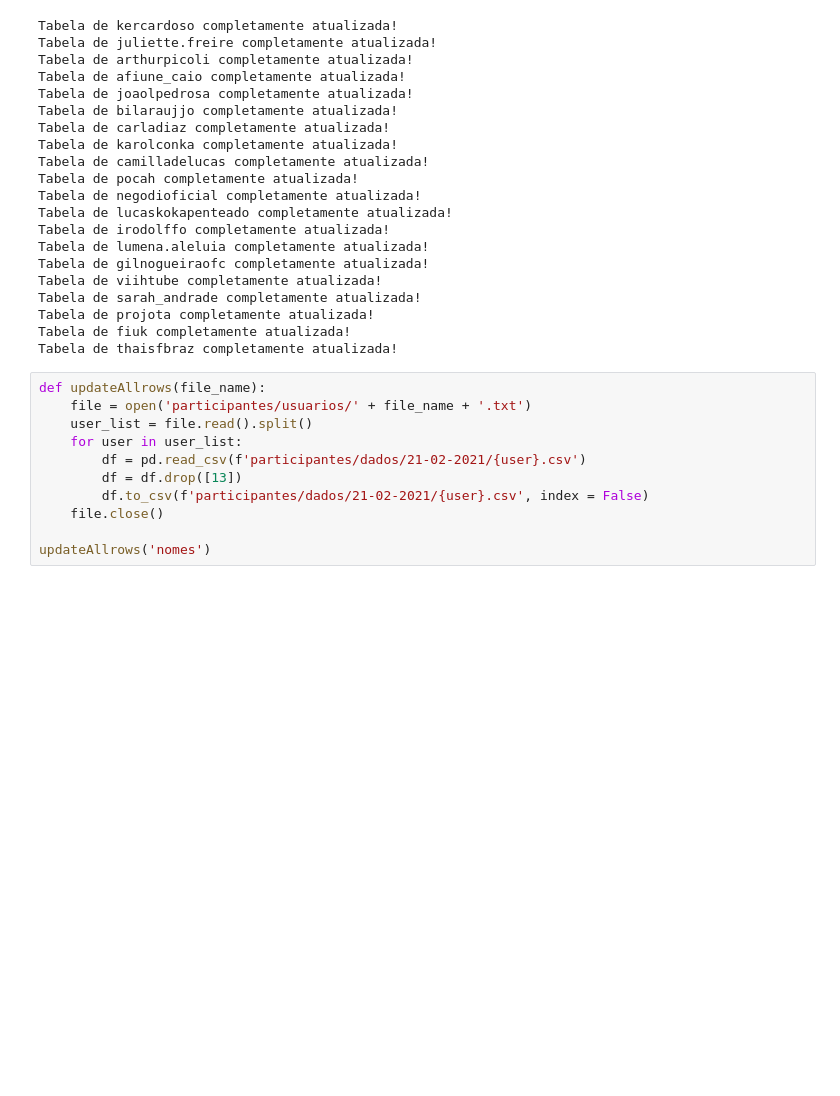
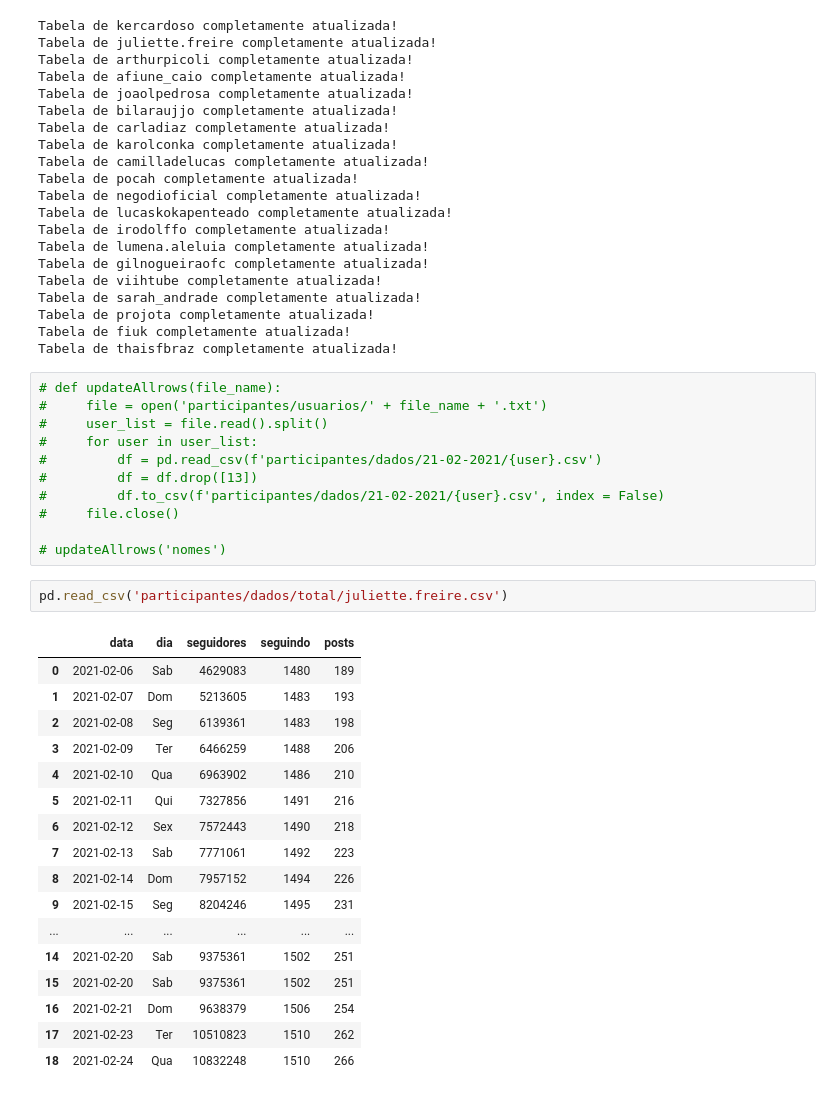
Before and after one commit to Wendel-V/bbb21-analysis, a Jupyter notebook: merge_data.ipynb, the cells around one changed output. Saved outputs shown, nothing was run; the diff lists cells and outputs as text; blank space fills up the shorter version.

```diff
--- a/merge_data.ipynb
+++ b/merge_data.ipynb
@@ -64,13 +64,33 @@ Tabela de projota completamente atualizada!
 Tabela de fiuk completamente atualizada!
 Tabela de thaisfbraz completamente atualizada!
 # %%
-def updateAllrows(file_name):
-    file = open('participantes/usuarios/' + file_name + '.txt')
-    user_list = file.read().split()
-    for user in user_list:
-        df = pd.read_csv(f'participantes/dados/21-02-2021/{user}.csv')
-        df = df.drop([13])
-        df.to_csv(f'participantes/dados/21-02-2021/{user}.csv', index = False)
-    file.close()
+# def updateAllrows(file_name):
+#     file = open('participantes/usuarios/' + file_name + '.txt')
+#     user_list = file.read().split()
+#     for user in user_list:
+#         df = pd.read_csv(f'participantes/dados/21-02-2021/{user}.csv')
+#         df = df.drop([13])
+#         df.to_csv(f'participantes/dados/21-02-2021/{user}.csv', index = False)
+#     file.close()
 
-updateAllrows('nomes')
+# updateAllrows('nomes')
+# %%
+pd.read_csv('participantes/dados/total/juliette.freire.csv')
+# %% [output]
+|  | data | dia | seguidores | seguindo | posts |
+| 0 | 2021-02-06 | Sab | 4629083 | 1480 | 189 |
+| 1 | 2021-02-07 | Dom | 5213605 | 1483 | 193 |
+| 2 | 2021-02-08 | Seg | 6139361 | 1483 | 198 |
+| 3 | 2021-02-09 | Ter | 6466259 | 1488 | 206 |
+| 4 | 2021-02-10 | Qua | 6963902 | 1486 | 210 |
+| 5 | 2021-02-11 | Qui | 7327856 | 1491 | 216 |
+| 6 | 2021-02-12 | Sex | 7572443 | 1490 | 218 |
+| 7 | 2021-02-13 | Sab | 7771061 | 1492 | 223 |
+| 8 | 2021-02-14 | Dom | 7957152 | 1494 | 226 |
+| 9 | 2021-02-15 | Seg | 8204246 | 1495 | 231 |
+| ... | ... | ... | ... | ... | ... |
+| 14 | 2021-02-20 | Sab | 9375361 | 1502 | 251 |
+| 15 | 2021-02-20 | Sab | 9375361 | 1502 | 251 |
+| 16 | 2021-02-21 | Dom | 9638379 | 1506 | 254 |
+| 17 | 2021-02-23 | Ter | 10510823 | 1510 | 262 |
+| 18 | 2021-02-24 | Qua | 10832248 | 1510 | 266 |
```
Also changed, not shown: 21 other files.
